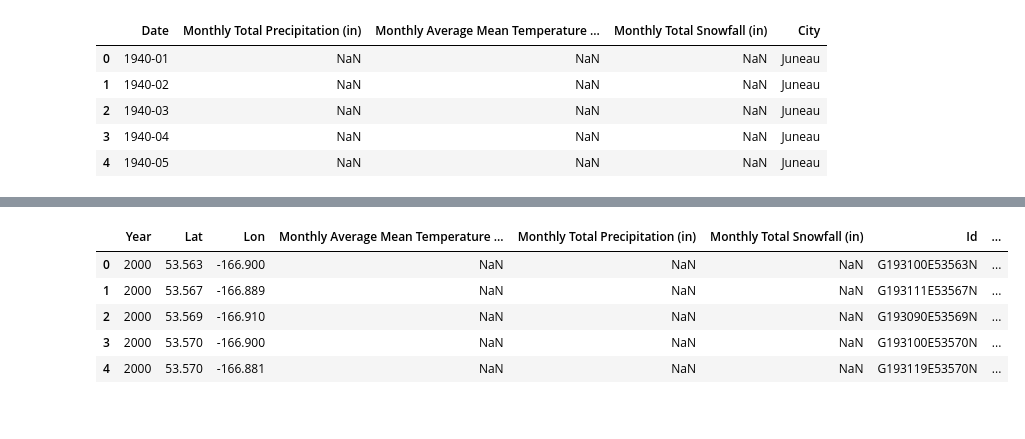
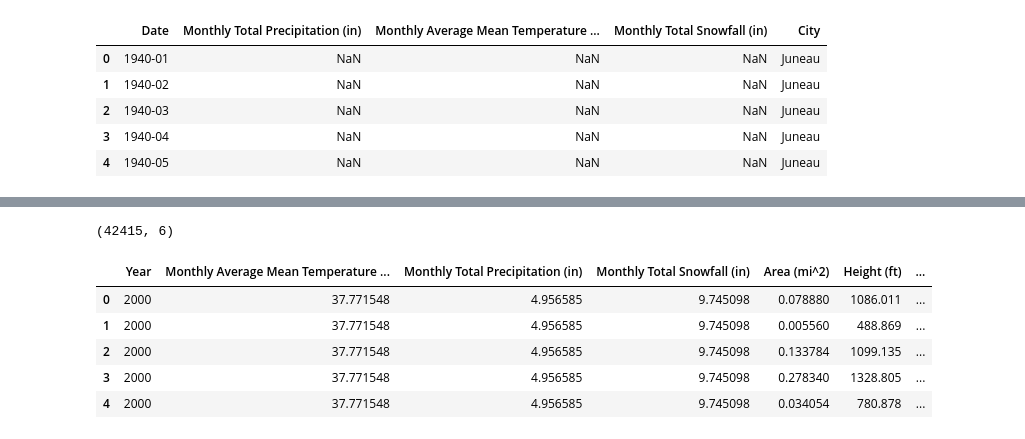
Before and after one commit to DidemBl/Glaciers, a Jupyter notebook: Scripts/Cleaning For Unsupervised AI.ipynb, the cells around one changed output, grey strips where cells are left out. Drawn from its saved outputs; the diff is of its cells as text; code cells hidden in the pictures.

```diff
--- a/Scripts/Cleaning For Unsupervised AI.ipynb
+++ b/Scripts/Cleaning For Unsupervised AI.ipynb
@@ -55,3 +46,6 @@ weather_raw.head()
 | 2 | 1940-03 | NaN | NaN | NaN | Juneau |
 | 3 | 1940-04 | NaN | NaN | NaN | Juneau |
 | 4 | 1940-05 | NaN | NaN | NaN | Juneau |
+# %%
+weather2 = pd.read_csv(Path("../Data/three more cities.csv"))
+weather2.head()
@@ -57,0 +59,3 @@ weather_raw.head()
+# %%
+weather=pd.merge(weather1, weather2, on=['Date','Monthly Total Precipitation (in)','Monthly Average Mean Temperature (degF)','Monthly Total Snowfall (in)','City'], how='outer')
+weather.head()
@@ -58,15 +69,17 @@ weather_raw.head()
 # %%
-weather=weather_raw
 weather.loc[weather['City'] == 'Juneau', ['Lat', 'Lon']] = [58.3005, -134.433304]
 weather.loc[weather['City'] == 'Fairbanks', ['Lat', 'Lon']] = [64.8401, -147.7200]
 weather.loc[weather['City'] == 'Anchorage', ['Lat', 'Lon']] = [61.2176, -149.8997]
 weather.loc[weather['City'] == 'Valdez', ['Lat', 'Lon']] = [61.1309, -146.3499]
+weather.loc[weather['City'] == 'Kodiak', ['Lat', 'Lon']] = [57.7905031, -152.4451733]
+weather.loc[weather['City'] == 'Ketchikan', ['Lat', 'Lon']] = [55.3453476, -131.6817362]
+weather.loc[weather['City'] == 'Delta Junction', ['Lat', 'Lon']] = [64.0619727, -145.7870219]
 weather['Year'] = weather['Date'].astype(str).str[:4]
 weather = weather[weather['Year'].between('2000', '2020')]
 weather=weather.sort_values(by=["City", "Year"]).reset_index()
 weather=weather[['Lat','Lon', 'Year', 'Monthly Average Mean Temperature (degF)', 'Monthly Total Precipitation (in)', 'Monthly Total Snowfall (in)']]
-grouped = weather.groupby('Year').mean()
-grouped.reset_index(inplace=True)
-grouped.head()
+annual_weather = weather.groupby('Year').mean()
+annual_weather.reset_index(inplace=True)
+annual_weather.head()
 # %% [output]
 |  | Year | Lat | Lon | Monthly Average Mean Temperature ... | Monthly Total Precipitation (in) | Monthly Total Snowfall (in) |
@@ -77,0 +144,9 @@ grouped.head()
+# %%
+close_glaciers=glaciers.dropna(subset=['closest_lat'])
+close_glaciers=close_glaciers.dropna(subset=['closest_lon'])
+close_glaciers['GLat'] = close_glaciers['Lat']
+close_glaciers['GLon'] = close_glaciers['Lon']
+close_glaciers['Lat'] =close_glaciers['closest_lat']
+close_glaciers['Lon'] =close_glaciers['closest_lon']
+close_glaciers=close_glaciers[['Year', 'Lat', 'Lon', 'Area (mi^2)', 'Height (ft)', 'Length (ft)']].reset_index(drop=True)
+close_glaciers.head(10)
@@ -78,13 +165,19 @@ grouped.head()
+# %%
+close_glaciers.shape
+# %% [output]
+(42415, 6)
 # %%
-grouped['Year'] = grouped['Year'].fillna(0).astype('int64')
-merged=pd.merge(grouped, glaciers, on=['Year','Lat','Lon'], how='outer')
+#lost about 3 fourths of the data, but thats still 40k rows of data
+annual_weather['Year'] = annual_weather['Year'].fillna(0).astype('int64')
+merged=pd.merge(annual_weather, close_glaciers, on=['Lat','Lon','Year'], how='outer')
+merged=merged[['Year', 'Monthly Average Mean Temperature (degF)', 'Monthly Total Precipitation (in)', 'Monthly Total Snowfall (in)', 'Area (mi^2)', 'Height (ft)', 'Length (ft)']]
 merged.head()
 # %% [output]
-|  | Year | Lat | Lon | Monthly Average Mean Temperature ... | Monthly Total Precipitation (in) | Monthly Total Snowfall (in) | Id | ... |
-| 0 | 2000 | 53.563 | -166.900 | NaN | NaN | NaN | G193100E53563N | ... |
-| 1 | 2000 | 53.567 | -166.889 | NaN | NaN | NaN | G193111E53567N | ... |
-| 2 | 2000 | 53.569 | -166.910 | NaN | NaN | NaN | G193090E53569N | ... |
-| 3 | 2000 | 53.570 | -166.900 | NaN | NaN | NaN | G193100E53570N | ... |
-| 4 | 2000 | 53.570 | -166.881 | NaN | NaN | NaN | G193119E53570N | ... |
+|  | Year | Monthly Average Mean Temperature ... | Monthly Total Precipitation (in) | Monthly Total Snowfall (in) | Area (mi^2) | Height (ft) | ... |
+| 0 | 2000 | 37.771548 | 4.956585 | 9.745098 | 0.078880 | 1086.011 | ... |
+| 1 | 2000 | 37.771548 | 4.956585 | 9.745098 | 0.005560 | 488.869 | ... |
+| 2 | 2000 | 37.771548 | 4.956585 | 9.745098 | 0.133784 | 1099.135 | ... |
+| 3 | 2000 | 37.771548 | 4.956585 | 9.745098 | 0.278340 | 1328.805 | ... |
+| 4 | 2000 | 37.771548 | 4.956585 | 9.745098 | 0.034054 | 780.878 | ... |
 # %%
 merged.to_csv("../Data/UMLprep.csv", index=False, header=True)
```
Also changed, not shown: parts of 9 cells of this notebook, 3 other files.
